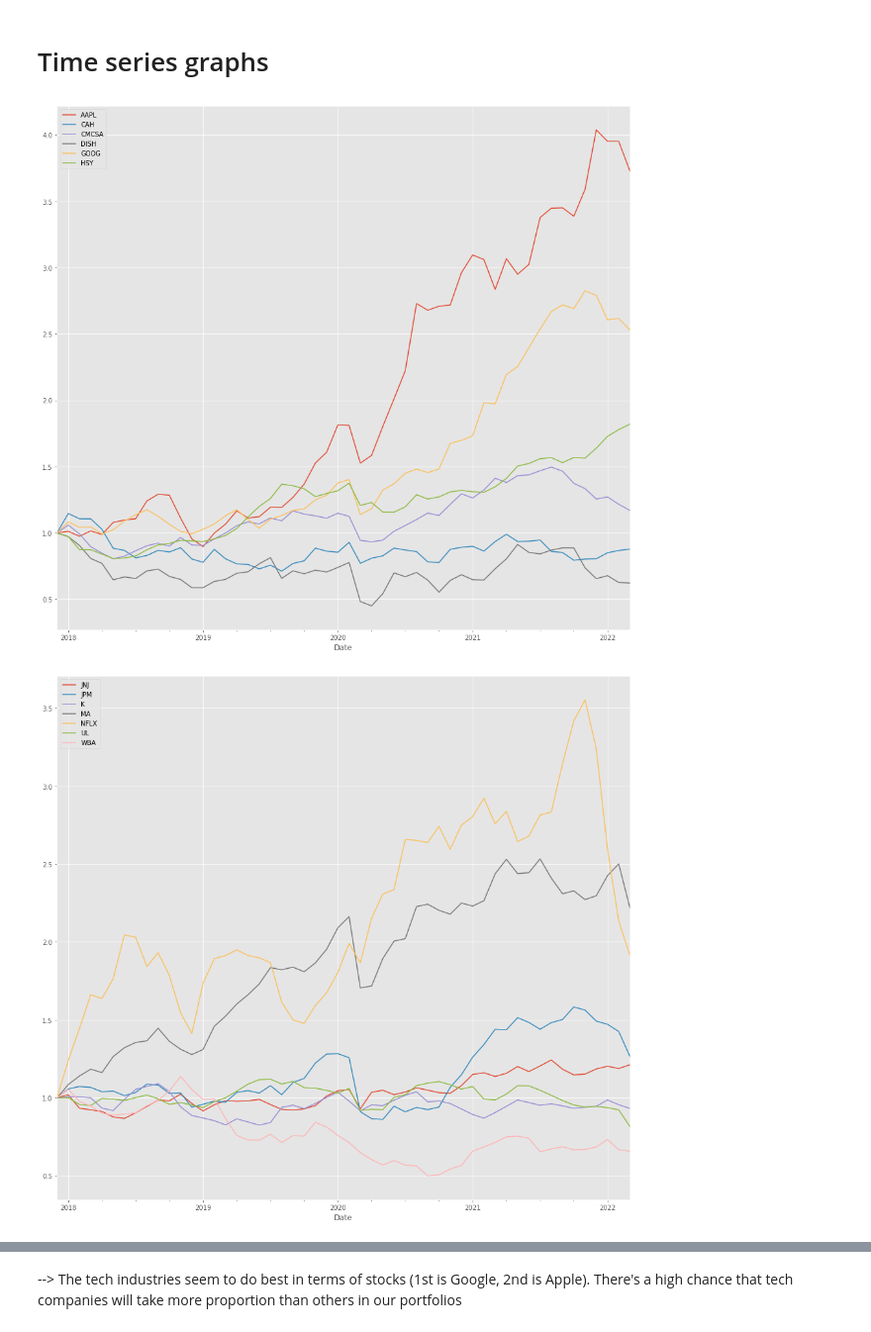
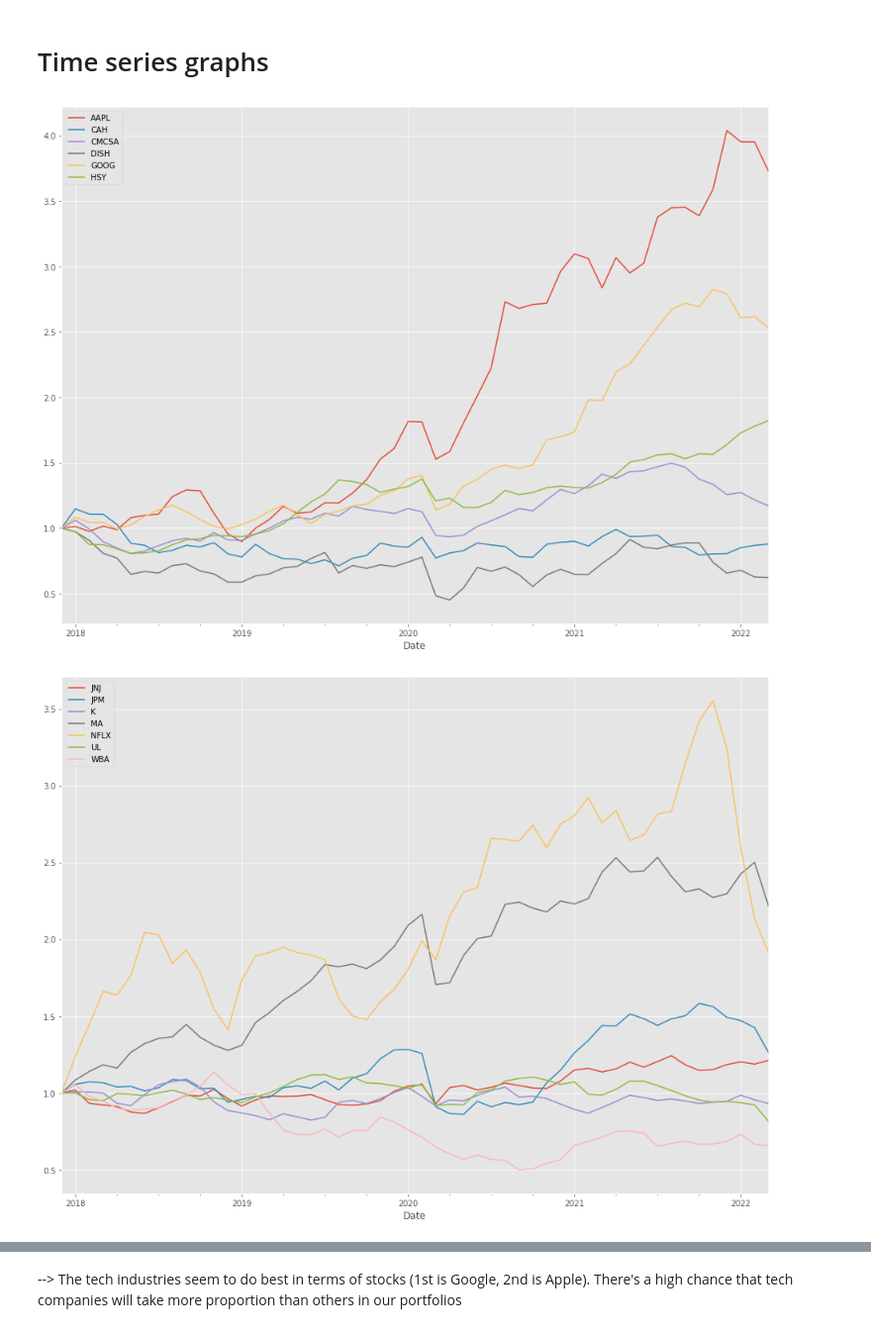
Before and after one commit to Royleong31/Stock-Portfolio-Optimiser, a Jupyter notebook: EDA/stocks.ipynb, the cells around one changed output, grey strips where cells are left out. Shown at 99% size. Saved outputs shown, nothing was run; the diff lists cells and outputs as text; code cells hidden in the pictures.

Commit message:
Adjust EDA

```diff
--- a/EDA/stocks.ipynb
+++ b/EDA/stocks.ipynb
@@ -154,10 +135,10 @@ health.describe()
 # Time series graphs
 # %%
 plt.style.use('ggplot')
-stockAdjustedPrice.iloc[:,:6].plot(figsize=(16, 15))
-stockAdjustedPrice.iloc[:,6:].plot(figsize=(16, 15))
+stockAdjustedPrice.iloc[:,:6].plot(figsize=(16, 12))
+stockAdjustedPrice.iloc[:,6:].plot(figsize=(16, 12))
 plt.show()
 # %% [output]
-[figure, old version]
+[figure, new version]
-[figure, old version]
+[figure, new version]
 # %%
```
Also changed, not shown: parts of 7 cells of this notebook, 1 other file.
